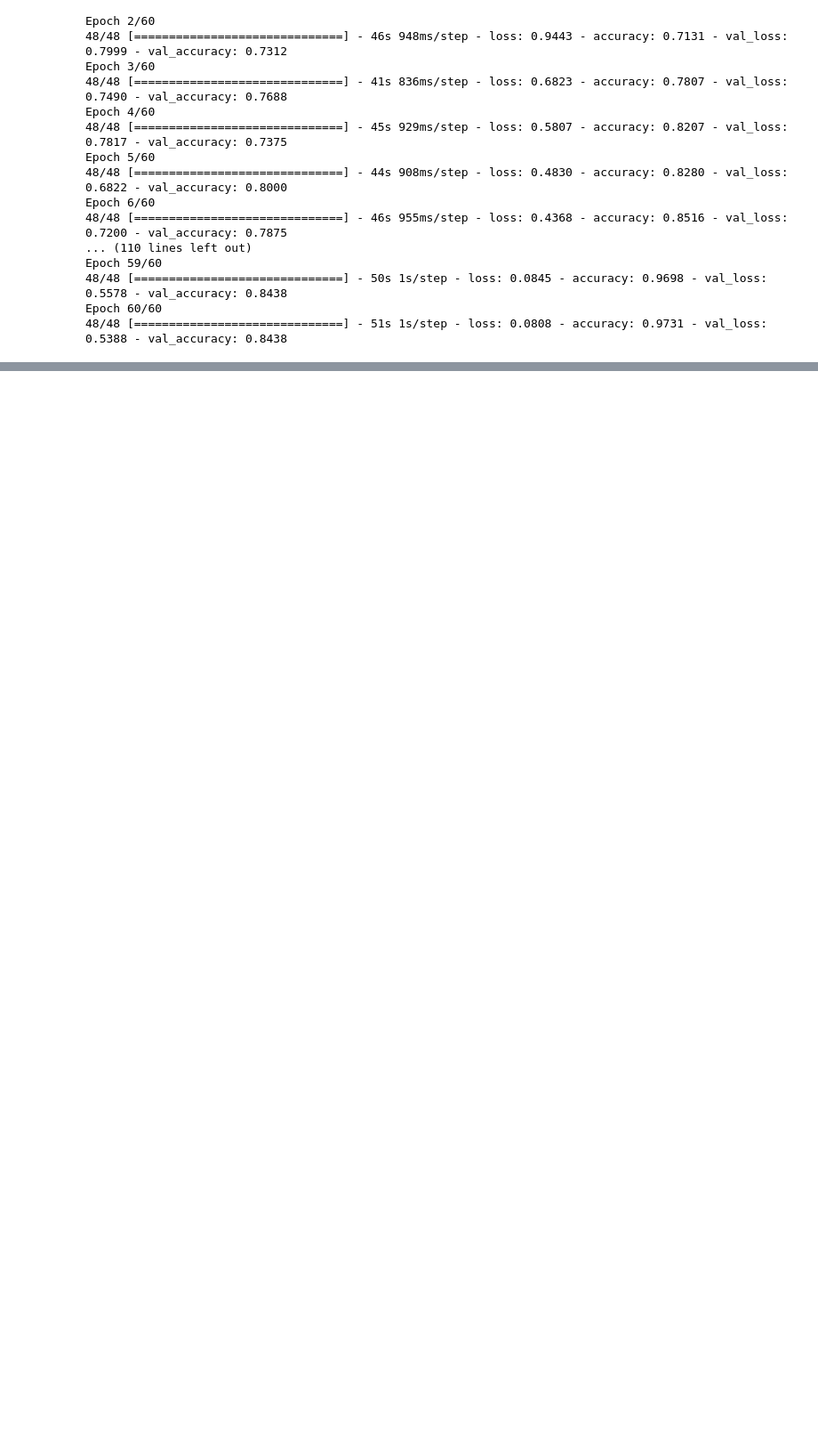
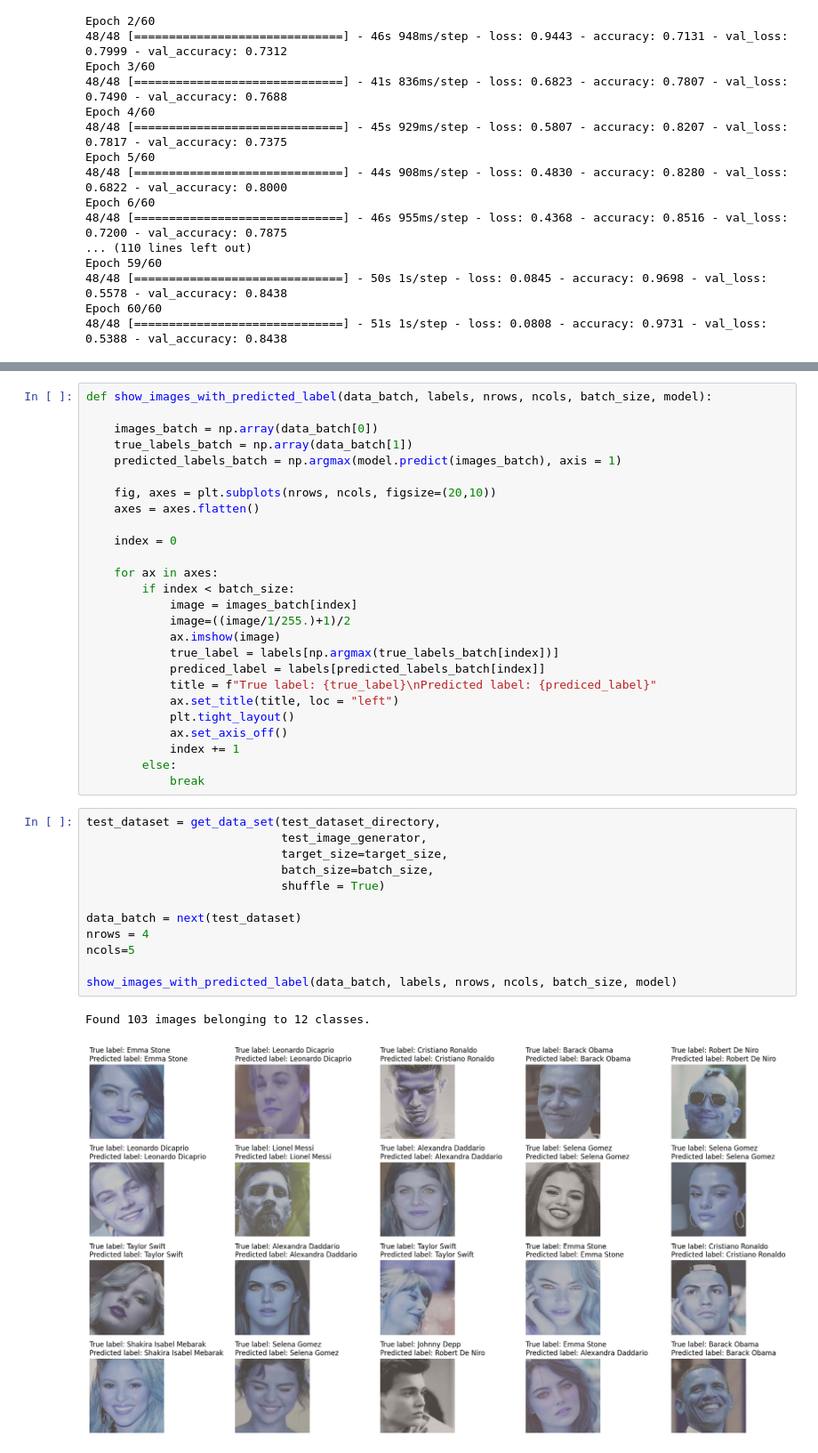
Before and after one commit to MPT93/Face_recognition, a Jupyter notebook: main.ipynb, the cells around one changed output, grey strips where cells are left out. Shown at 89% size. Drawn from its saved outputs; the diff is of its cells as text; blank space fills up the shorter version.

```diff
--- a/main.ipynb
+++ b/main.ipynb
@@ -311,0 +388,41 @@ Epoch 60/60
+# %%
+def show_images_with_predicted_label(data_batch, labels, nrows, ncols, batch_size, model):
+
+    images_batch = np.array(data_batch[0])
+    true_labels_batch = np.array(data_batch[1])
+    predicted_labels_batch = np.argmax(model.predict(images_batch), axis = 1)
+
+    fig, axes = plt.subplots(nrows, ncols, figsize=(20,10))
+    axes = axes.flatten()
+
+    index = 0
+
+    for ax in axes:
+        if index < batch_size:
+            image = images_batch[index]
+            image=((image/1/255.)+1)/2
+            ax.imshow(image)
+            true_label = labels[np.argmax(true_labels_batch[index])]
+            prediced_label = labels[predicted_labels_batch[index]]
+            title = f"True label: {true_label}\nPredicted label: {prediced_label}"
+            ax.set_title(title, loc = "left")
+            plt.tight_layout()
+            ax.set_axis_off()
+            index += 1
+        else:
+            break
+# %%
+test_dataset = get_data_set(test_dataset_directory,
+                            test_image_generator,
+                            target_size=target_size,
+                            batch_size=batch_size,
+                            shuffle = True)
+
+data_batch = next(test_dataset)
+nrows = 4
+ncols=5
+
+show_images_with_predicted_label(data_batch, labels, nrows, ncols, batch_size, model)
+# %% [output]
+Found 103 images belonging to 12 classes.
+[figure, added]
```
Also changed, not shown: parts of 12 cells of this notebook.
